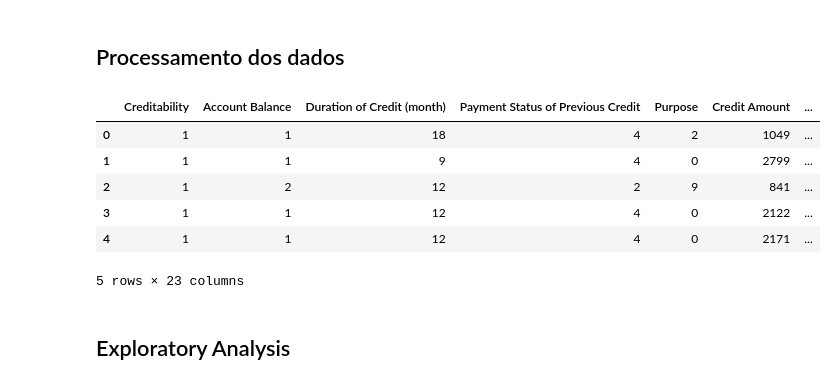
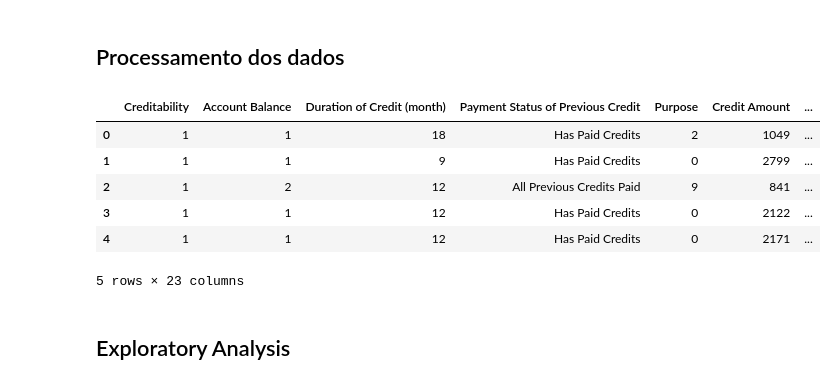
Before and after one commit to RLMurta/german_credit_exploratory_analysis, a Jupyter notebook: index.ipynb, the cells around one changed output. Drawn from its saved outputs; the diff is of its cells as text; code cells hidden in the pictures.

```diff
--- a/index.ipynb
+++ b/index.ipynb
@@ -79,18 +79,27 @@ Series([], dtype: bool)
 # %%
 df['Gender'] = df['Sex & Marital Status'].map({1: 'Male', 2: 'Male', 3: 'Male', 4: 'Female'})
 
 age_bins = [0, 25, 39, 59, 64, 100]
 age_labels = ['0 <=...<= 25', '26<=...<39', '40<=...<=59', '60<=...<=64', '>=65']
 df['Age Group'] = pd.cut(df['Age (years)'], bins=age_bins, labels=age_labels)
 
+payment_status_mapping = {
+    0: 'Hesitant Payment',
+    1: 'Problematic',
+    2: 'All Previous Credits Paid',
+    3: 'No Problems',
+    4: 'Has Paid Credits'
+}
+df['Payment Status of Previous Credit'] = df['Payment Status of Previous Credit'].map(payment_status_mapping)
+
 df.head()
 # %% [output]
 |  | Creditability | Account Balance | Duration of Credit (month) | Payment Status of Previous Credit | Purpose | Credit Amount | ... |
-| 0 | 1 | 1 | 18 | 4 | 2 | 1049 | ... |
-| 1 | 1 | 1 | 9 | 4 | 0 | 2799 | ... |
-| 2 | 1 | 2 | 12 | 2 | 9 | 841 | ... |
-| 3 | 1 | 1 | 12 | 4 | 0 | 2122 | ... |
-| 4 | 1 | 1 | 12 | 4 | 0 | 2171 | ... |
+| 0 | 1 | 1 | 18 | Has Paid Credits | 2 | 1049 | ... |
+| 1 | 1 | 1 | 9 | Has Paid Credits | 0 | 2799 | ... |
+| 2 | 1 | 2 | 12 | All Previous Credits Paid | 9 | 841 | ... |
+| 3 | 1 | 1 | 12 | Has Paid Credits | 0 | 2122 | ... |
+| 4 | 1 | 1 | 12 | Has Paid Credits | 0 | 2171 | ... |
 5 rows × 23 columns
 # %% [markdown]
 ## Exploratory Analysis
```
Also changed, not shown: parts of 6 cells of this notebook.
